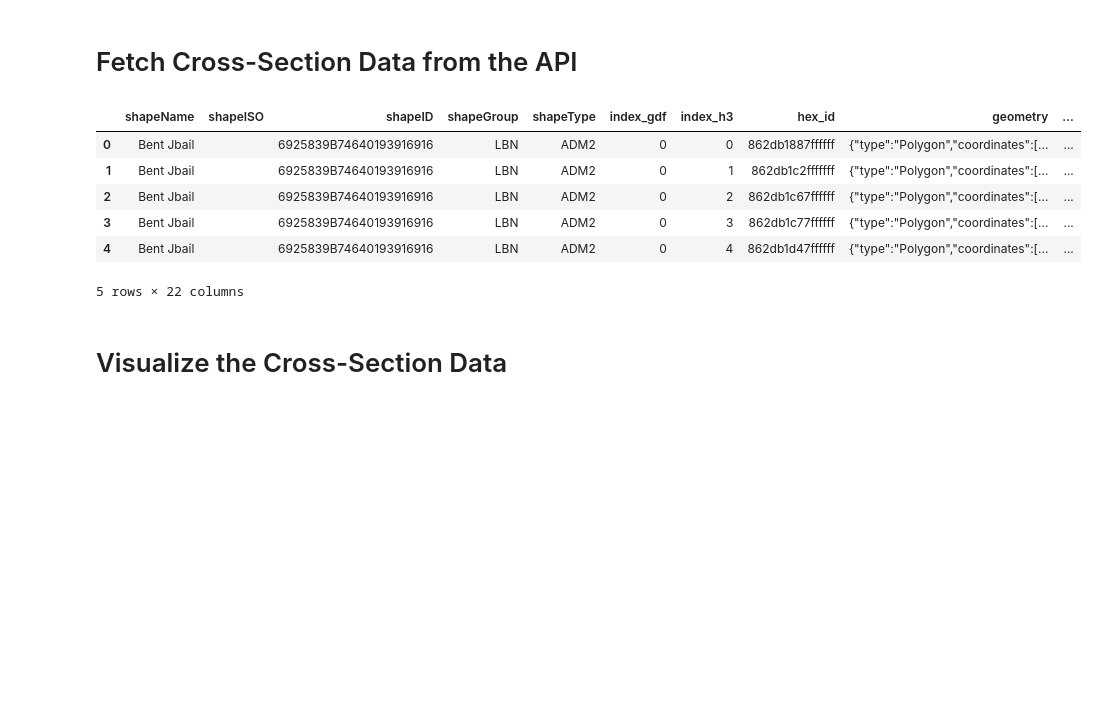
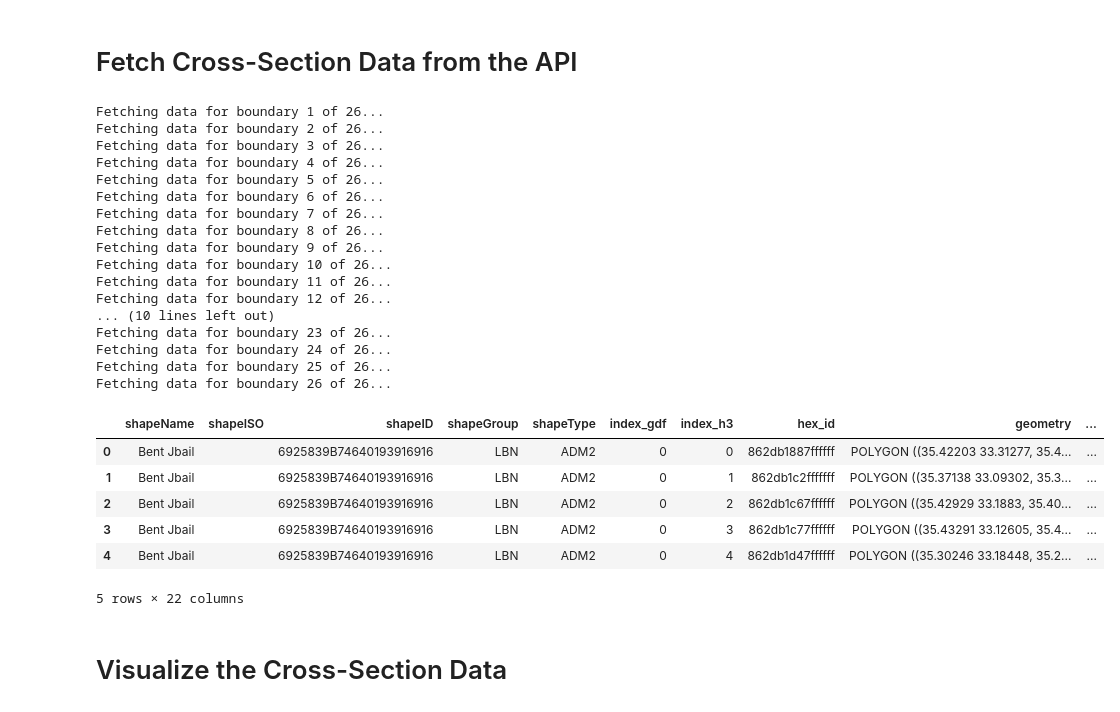
Before and after one commit to worldbank/DECAT_Space2Stats, a Jupyter notebook: docs/user-docs/space2stats_api_ui_demo.ipynb, the cells around one changed output. Saved outputs shown, nothing was run; the diff lists cells and outputs as text; code cells hidden in the pictures; blank space fills up the shorter version.

```diff
--- a/docs/user-docs/space2stats_api_ui_demo.ipynb
+++ b/docs/user-docs/space2stats_api_ui_demo.ipynb
@@ -52,27 +52,44 @@ VBox(children=(Output(), VBox(children=(Accordion(children=(VBox(children=(Check
 # %%
 # Get the selected fields
 selected_fields = csfs.get_selected_fields()
 
 # Get available topics/datasets
-gdf = client.get_summary(
+df = client.get_summary(
     gdf=adm_boundaries,
     spatial_join_method="centroid",
     fields=selected_fields,
     geometry="polygon"
 )
 
 # Convert to gdf
 df["geometry"] = df["geometry"].apply(lambda geom: from_geojson(geom))
 gdf = gpd.GeoDataFrame(df, geometry="geometry", crs="EPSG:4326")
 gdf.head()
 # %% [output]
+Fetching data for boundary 1 of 26...
+Fetching data for boundary 2 of 26...
+Fetching data for boundary 3 of 26...
+Fetching data for boundary 4 of 26...
+Fetching data for boundary 5 of 26...
+Fetching data for boundary 6 of 26...
+Fetching data for boundary 7 of 26...
+Fetching data for boundary 8 of 26...
+Fetching data for boundary 9 of 26...
+Fetching data for boundary 10 of 26...
+Fetching data for boundary 11 of 26...
+Fetching data for boundary 12 of 26...
+... (10 lines left out)
+Fetching data for boundary 23 of 26...
+Fetching data for boundary 24 of 26...
+Fetching data for boundary 25 of 26...
+Fetching data for boundary 26 of 26...
 |  | shapeName | shapeISO | shapeID | shapeGroup | shapeType | index_gdf | index_h3 | hex_id | geometry | ... |
-| 0 | Bent Jbail |  | 6925839B74640193916916 | LBN | ADM2 | 0 | 0 | 862db1887ffffff | {"type":"Polygon","coordinates":[... | ... |
-| 1 | Bent Jbail |  | 6925839B74640193916916 | LBN | ADM2 | 0 | 1 | 862db1c2fffffff | {"type":"Polygon","coordinates":[... | ... |
-| 2 | Bent Jbail |  | 6925839B74640193916916 | LBN | ADM2 | 0 | 2 | 862db1c67ffffff | {"type":"Polygon","coordinates":[... | ... |
-| 3 | Bent Jbail |  | 6925839B74640193916916 | LBN | ADM2 | 0 | 3 | 862db1c77ffffff | {"type":"Polygon","coordinates":[... | ... |
-| 4 | Bent Jbail |  | 6925839B74640193916916 | LBN | ADM2 | 0 | 4 | 862db1d47ffffff | {"type":"Polygon","coordinates":[... | ... |
+| 0 | Bent Jbail |  | 6925839B74640193916916 | LBN | ADM2 | 0 | 0 | 862db1887ffffff | POLYGON ((35.42203 33.31277, 35.4... | ... |
+| 1 | Bent Jbail |  | 6925839B74640193916916 | LBN | ADM2 | 0 | 1 | 862db1c2fffffff | POLYGON ((35.37138 33.09302, 35.3... | ... |
+| 2 | Bent Jbail |  | 6925839B74640193916916 | LBN | ADM2 | 0 | 2 | 862db1c67ffffff | POLYGON ((35.42929 33.1883, 35.40... | ... |
+| 3 | Bent Jbail |  | 6925839B74640193916916 | LBN | ADM2 | 0 | 3 | 862db1c77ffffff | POLYGON ((35.43291 33.12605, 35.4... | ... |
+| 4 | Bent Jbail |  | 6925839B74640193916916 | LBN | ADM2 | 0 | 4 | 862db1d47ffffff | POLYGON ((35.30246 33.18448, 35.2... | ... |
-5 rows × 22 columns
+5 rows × 22 columns
 # %% [markdown]
 # Visualize the Cross-Section Data
 # %%
```
Also changed, not shown: parts of 8 cells of this notebook, 8 other files.
